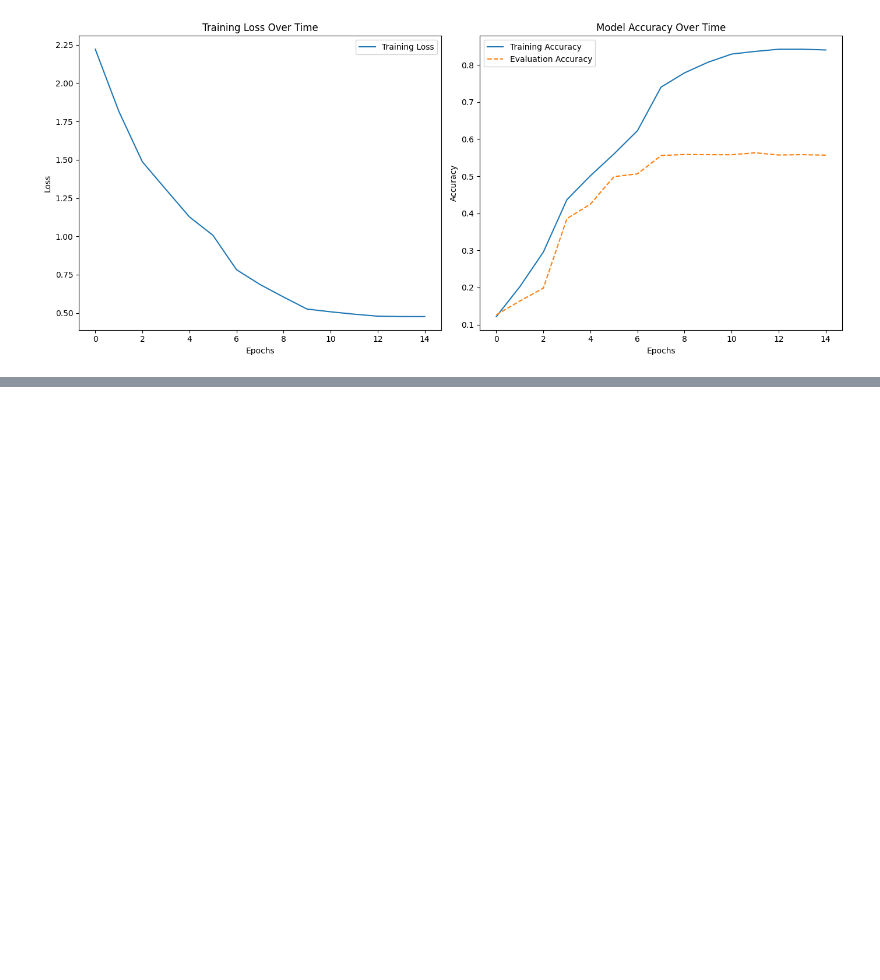
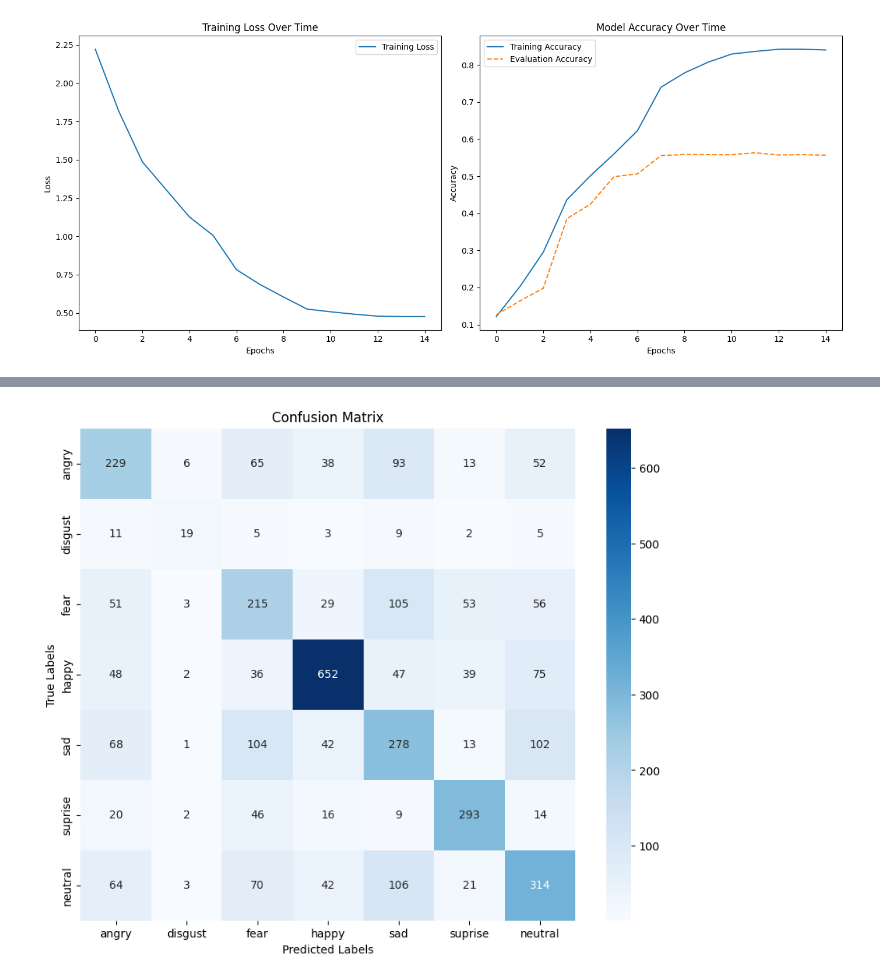
Before and after one commit to kadijaismail112/EmotionRecML, a Jupyter notebook: resnet.ipynb, the cells around one changed output, grey strips where cells are left out. Saved outputs shown, nothing was run; the diff lists cells and outputs as text; code cells hidden in the pictures; blank space fills up the shorter version.

```diff
--- a/resnet.ipynb
+++ b/resnet.ipynb
@@ -455,0 +506,12 @@ plt.show()
+# %%
+# confusion matrix
+confusion_matrix = confusion_matrix(true_labels, predicted_labels)
+
+plt.figure(figsize=(10, 8))
+sns.heatmap(confusion_matrix, annot=True, fmt='d', cmap='Blues', xticklabels=emotion_labels, yticklabels=emotion_labels)
+plt.xlabel('Predicted Labels')
+plt.ylabel('True Labels')
+plt.title('Confusion Matrix')
+plt.show()
+# %% [output]
+[figure, added]
```
Also changed, not shown: parts of 8 cells of this notebook, 1 other file.
